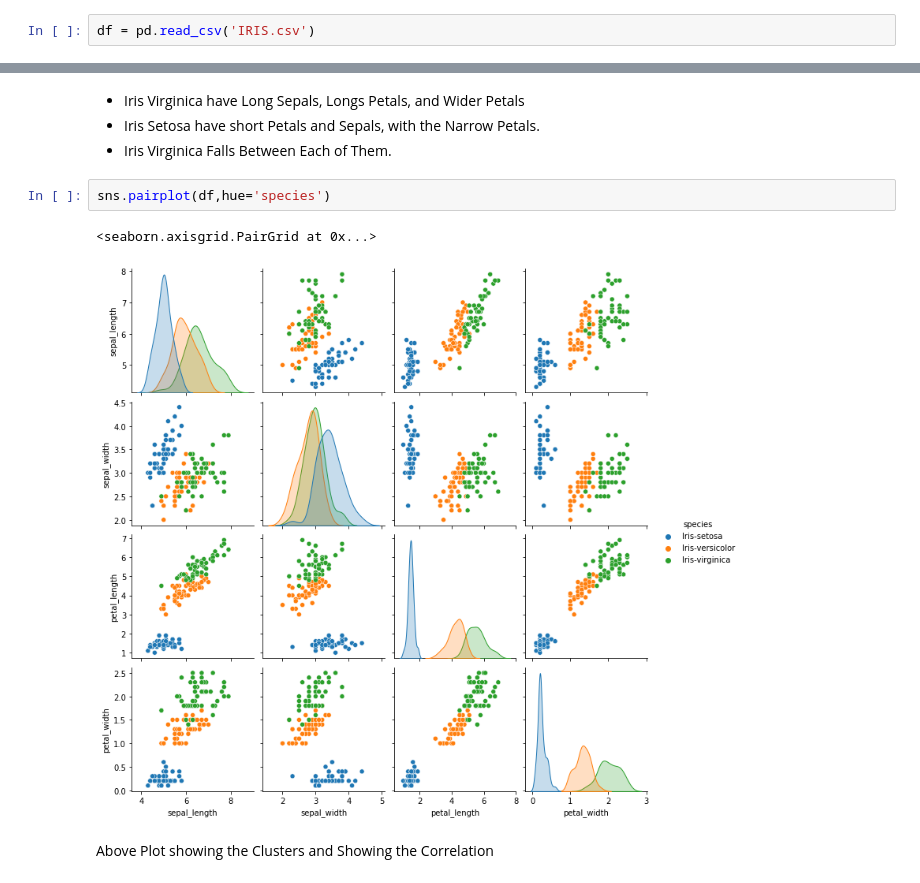
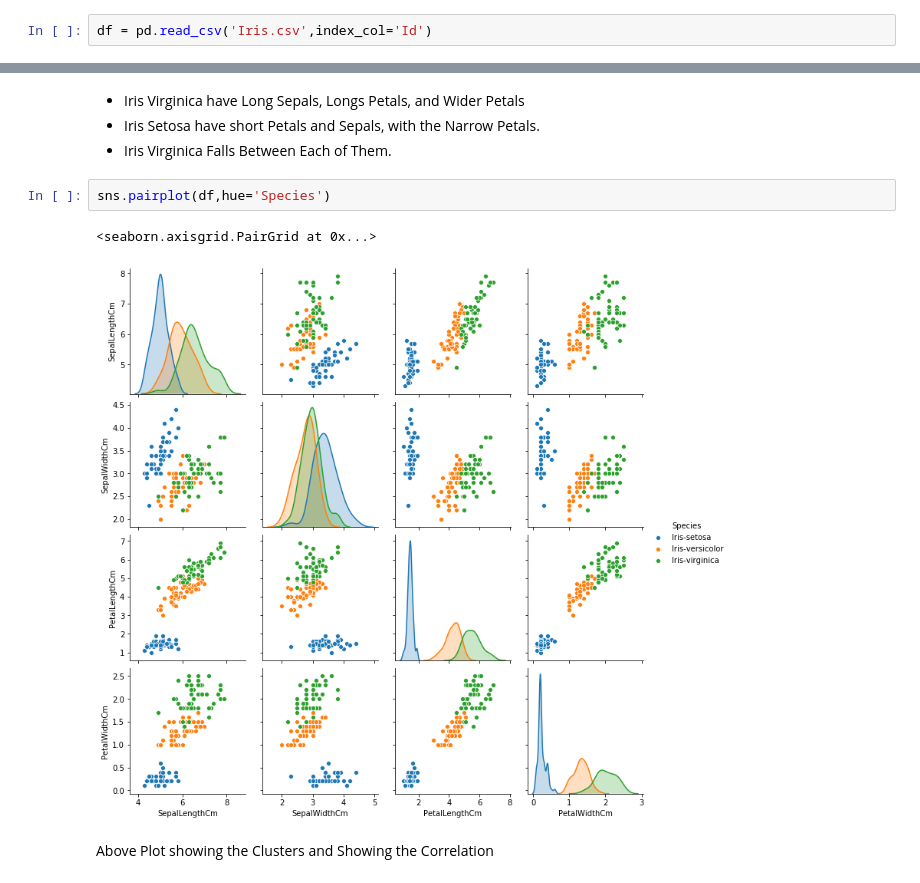
Before and after one commit to sachinmd1997/LETSGROWMORE, a Jupyter notebook: TASK1/TASK 1 LGM SACHIN M D.ipynb, the cells around one changed output, grey strips where cells are left out. Cells and saved outputs as stored; diff of their text form.

```diff
--- a/TASK1/TASK 1 LGM SACHIN M D.ipynb
+++ b/TASK1/TASK 1 LGM SACHIN M D.ipynb
@@ -27,4 +27,4 @@ import warnings
 warnings.filterwarnings('ignore')
 %matplotlib inline
 # %%
-df = pd.read_csv('IRIS.csv')
+df = pd.read_csv('Iris.csv',index_col='Id')
@@ -137,10 +147,10 @@ sns.violinplot('species','petal_width',data=df)
 - Iris Setosa have short Petals and Sepals, with the Narrow Petals.
 - Iris Virginica Falls Between Each of Them.
 # %%
-sns.pairplot(df,hue='species')
+sns.pairplot(df,hue='Species')
 # %% [output]
 <seaborn.axisgrid.PairGrid at 0x...>
-[figure, old version]
+[figure, new version]
 # %% [markdown]
 Above Plot showing the Clusters and Showing the Correlation
 # %%
```
Also changed, not shown: parts of 60 cells of this notebook.
